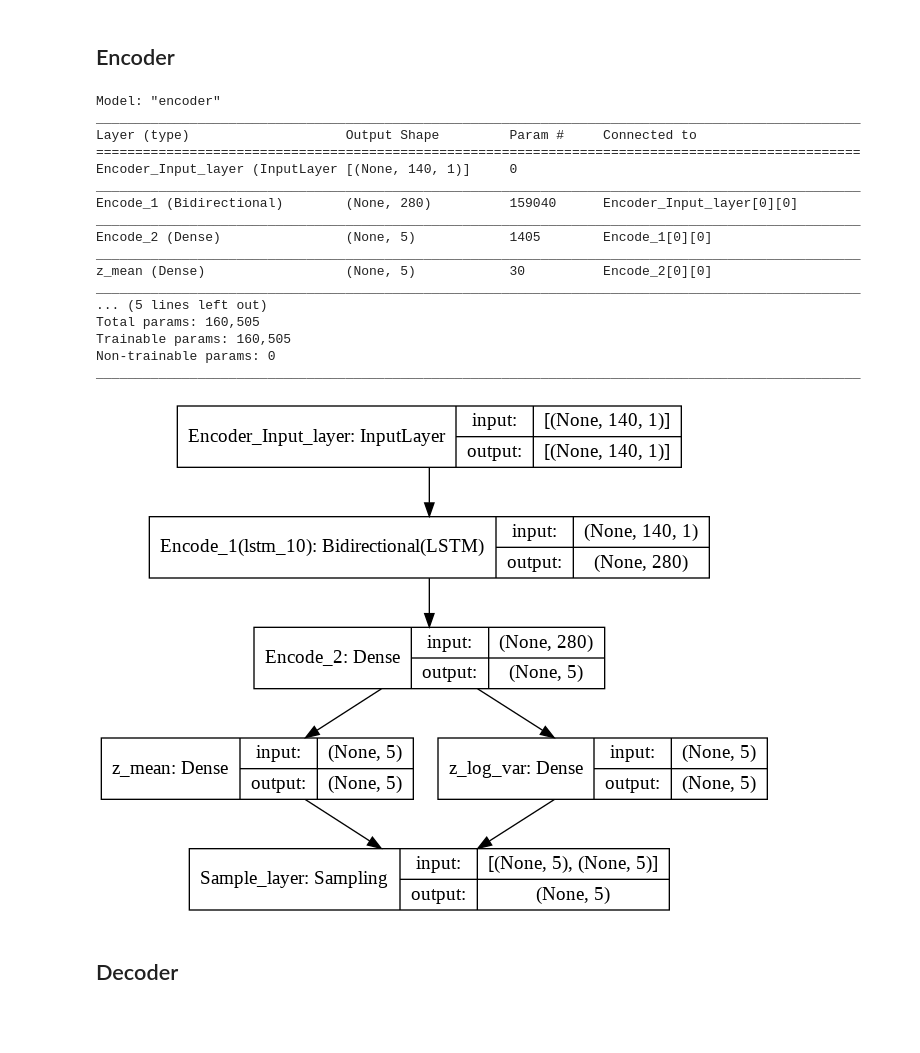
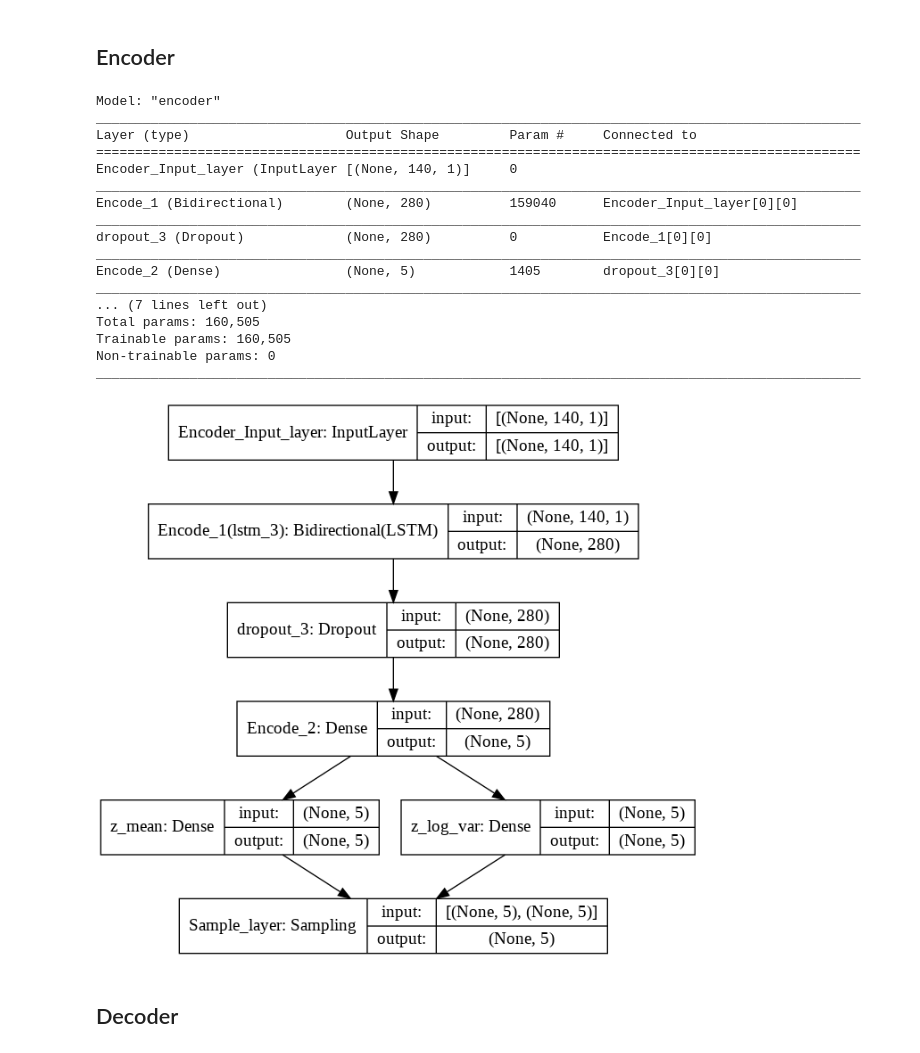
Before and after one commit to nina-prog/sem-data-analysis-VAE, a Jupyter notebook: VAE_v2.0.ipynb, the cells around one changed output. Drawn from its saved outputs; the diff is of its cells as text; code cells hidden in the pictures; blank space fills up the shorter version.

Commit message:
Added drop out layer

```diff
--- a/VAE_v2.0.ipynb
+++ b/VAE_v2.0.ipynb
@@ -165,49 +165,50 @@ class Sampling(layers.Layer):
 ### Model Properties
 encoding_dim = 140
 latent_dim = 5
-epochs = 30
+epochs = 20
 batch_size = 32
-drop_out_rate = 0.9
+drop_out_rate = 0.5
 # %% [markdown]
 ## Encoder
 # %%
 ### Define Encoder Layers
 encoder_inputs = keras.Input(shape=(140, 1), name='Encoder_Input_layer')
 
-encoded = Bidirectional(layers.LSTM(encoding_dim, activation='tanh', name='', dropout=drop_out_rate), name='Encode_1')(encoder_inputs)
-encoded = layers.Dense(5, activation='tanh', name='Encode_2')(encoded) #5, because 5 class in data ecg5000 - evtl 2,1
+encoded = Bidirectional(layers.LSTM(encoding_dim, activation='tanh', name=''), name='Encode_1')(encoder_inputs)
+dropout = layers.Dropout(rate = drop_out_rate)(encoded)
+encoded = layers.Dense(5, activation='tanh', name='Encode_2')(dropout) #5, because 5 class in data ecg5000 - evtl 2,1
 z_mean = layers.Dense(latent_dim, activation="softplus", name="z_mean")(encoded)
 z_log_var = layers.Dense(latent_dim, activation="softplus", name="z_log_var")(encoded)
 
 z = Sampling(name='Sample_layer')([z_mean, z_log_var])
 
 ### Build Encoder
 encoder = keras.Model(encoder_inputs, [z_mean, z_log_var, z], name="encoder") #
 
 encoder.summary()
 # configure encoder for training
 encoder.compile(optimizer='adam', loss='mean_squared_error')
 
 plot_model(encoder, show_shapes=True, to_file='reconstruct_lstm_encoder.png')
 # %% [output]
 Model: "encoder"
 __________________________________________________________________________________________________
 Layer (type)                    Output Shape         Param #     Connected to
 ==================================================================================================
 Encoder_Input_layer (InputLayer [(None, 140, 1)]     0
 __________________________________________________________________________________________________
 Encode_1 (Bidirectional)        (None, 280)          159040      Encoder_Input_layer[0][0]
 __________________________________________________________________________________________________
-Encode_2 (Dense)                (None, 5)            1405        Encode_1[0][0]
+dropout_3 (Dropout)             (None, 280)          0           Encode_1[0][0]
 __________________________________________________________________________________________________
-z_mean (Dense)                  (None, 5)            30          Encode_2[0][0]
+Encode_2 (Dense)                (None, 5)            1405        dropout_3[0][0]
 __________________________________________________________________________________________________
-... (5 lines left out)
+... (7 lines left out)
 Total params: 160,505
 Trainable params: 160,505
 Non-trainable params: 0
 __________________________________________________________________________________________________
-[figure, old version]
+[figure, new version]
 # %% [markdown]
 ## Decoder
 # %%
```
Also changed, not shown: parts of 9 cells of this notebook.
